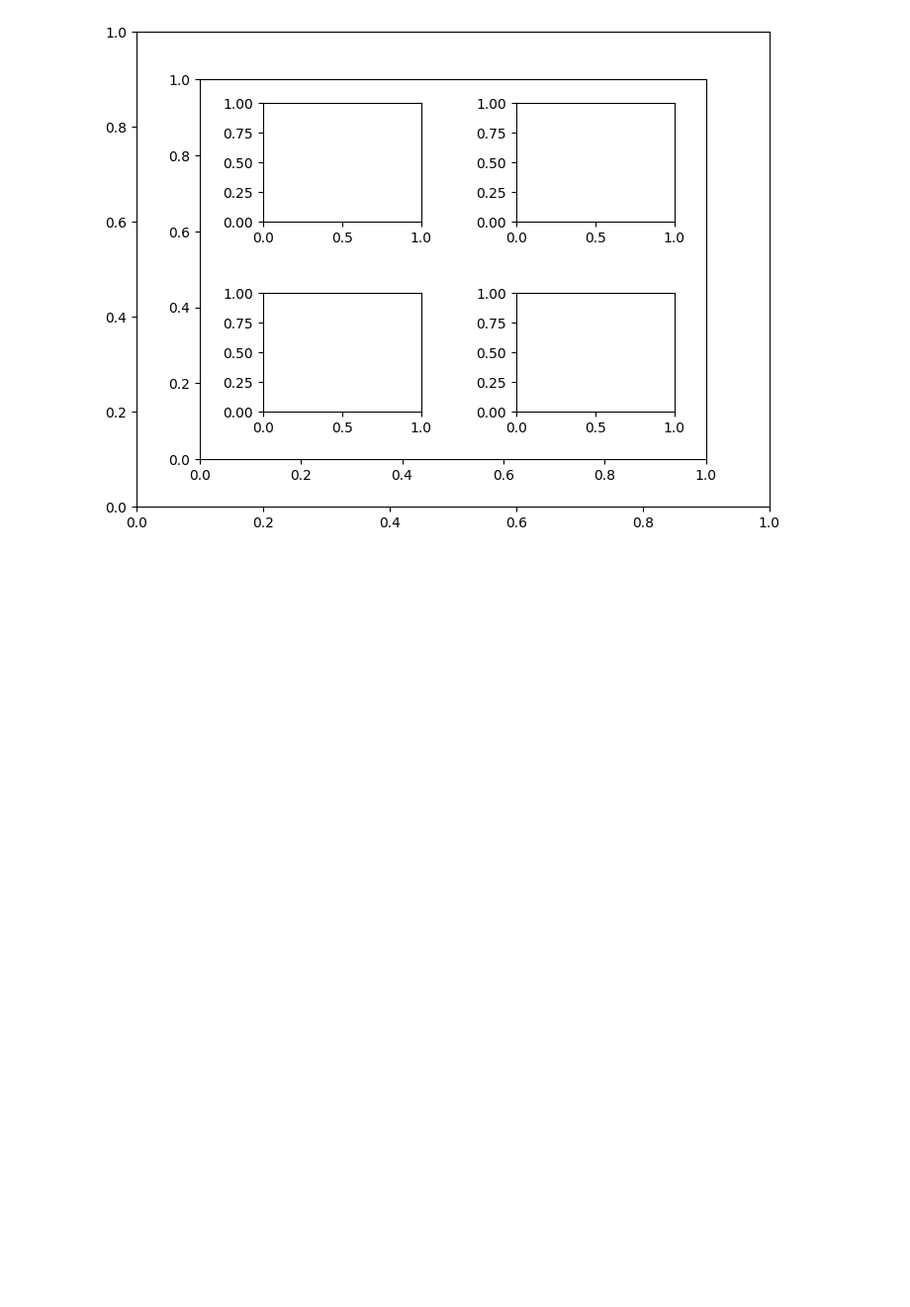
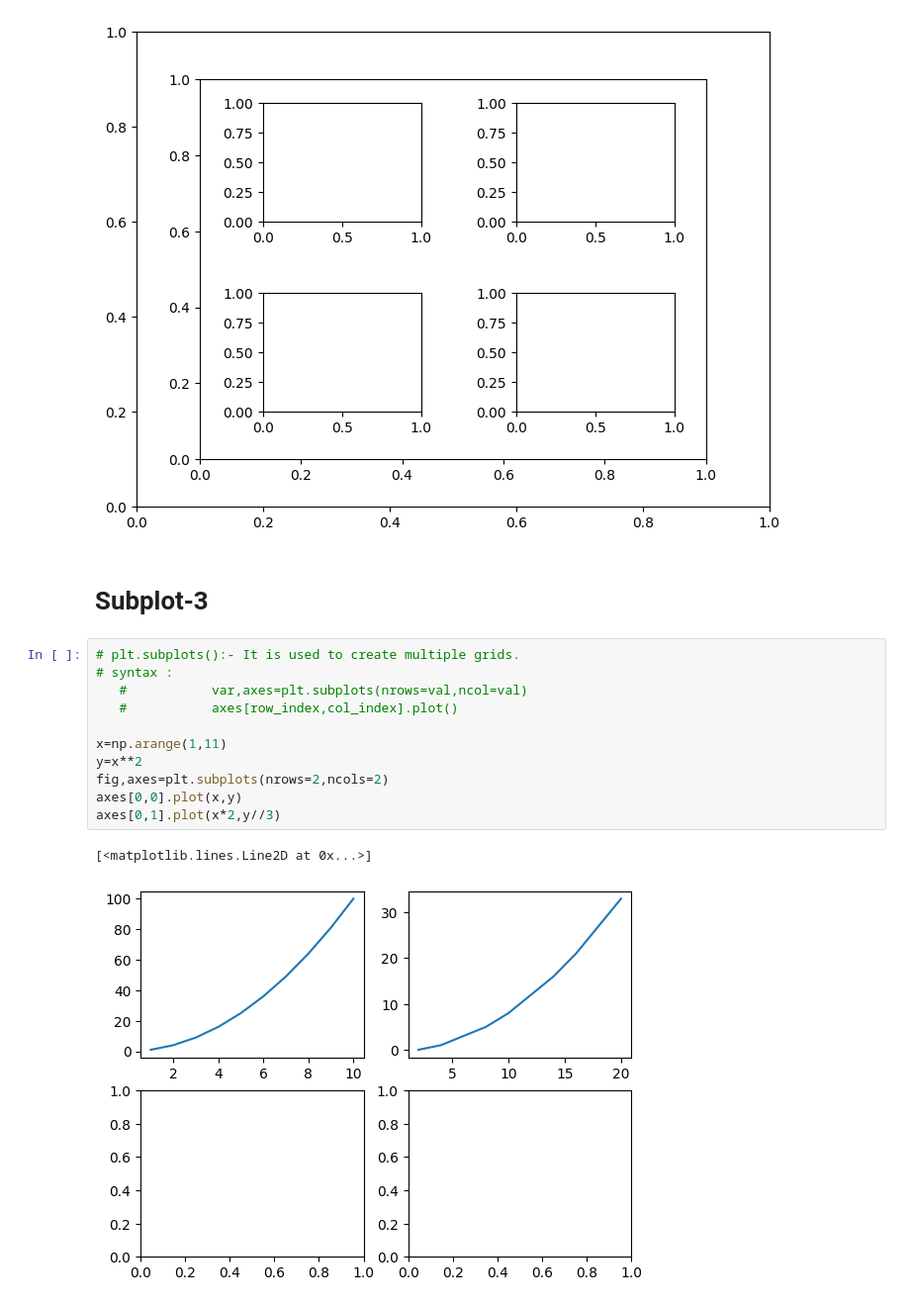
Before and after one commit to Amandeep006/QSPIDER-, a Jupyter notebook: pylab/mat.ipynb, the cells around one changed output. Shown at 99% size. Cells and saved outputs as stored; diff of their text form; blank space fills up the shorter version.

```diff
--- a/pylab/mat.ipynb
+++ b/pylab/mat.ipynb
@@ -148,3 +151,19 @@ fig.add_axes([0.6,0.2,0.25,0.25])
 # %% [output]
 <Axes: >
 [figure]
+# %% [markdown]
+# Subplot-3
+# %%
+# plt.subplots():- It is used to create multiple grids.
+# syntax :
+   #           var,axes=plt.subplots(nrows=val,ncol=val)
+   #           axes[row_index,col_index].plot()
+
+x=np.arange(1,11)
+y=x**2
+fig,axes=plt.subplots(nrows=2,ncols=2)
+axes[0,0].plot(x,y)
+axes[0,1].plot(x*2,y//3)
+# %% [output]
+[<matplotlib.lines.Line2D at 0x...>]
+[figure, added]
```
Also changed, not shown: parts of 10 cells of this notebook, 5 other files.
